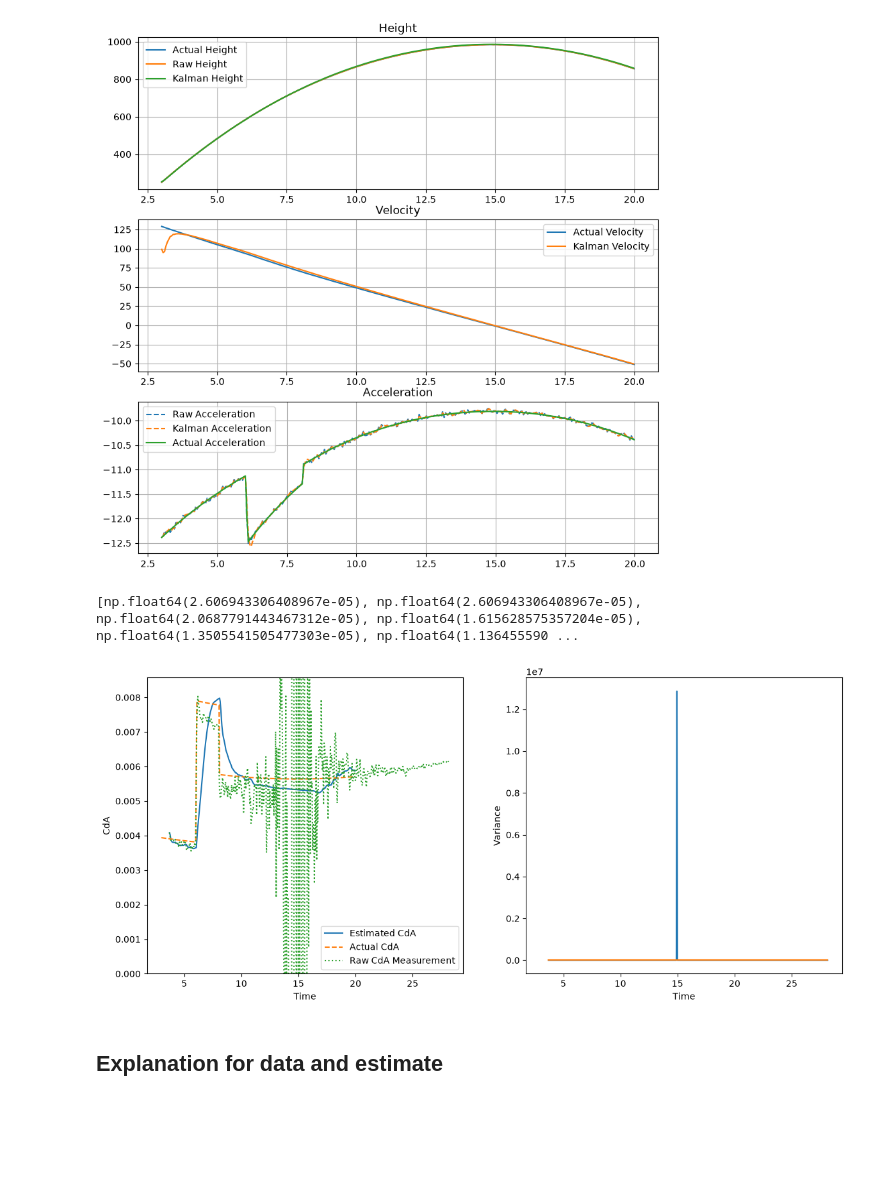
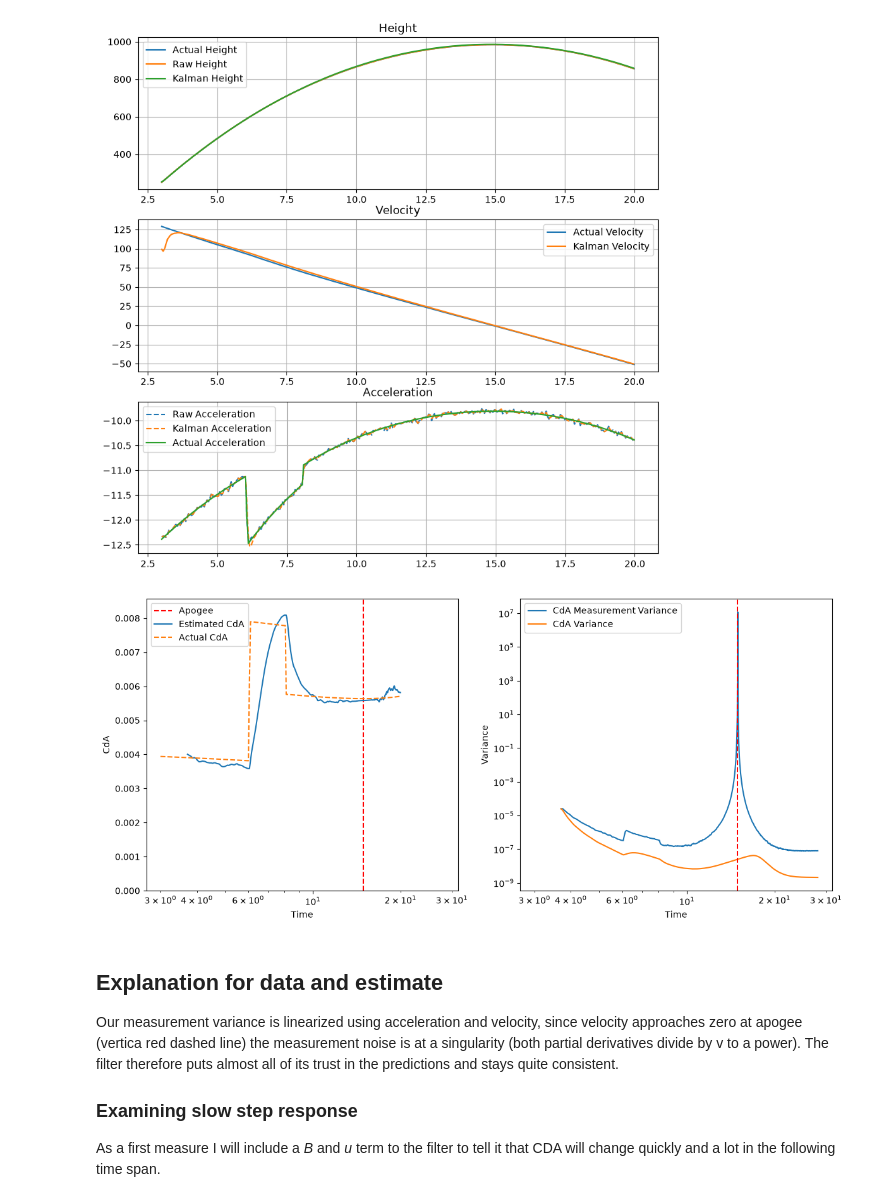
Before and after one commit to the-lightstack/kiraAirbrakeSoftware, a Jupyter notebook: regularSampleFilter.ipynb, the cells around one changed output. Saved outputs shown, nothing was run; the diff lists cells and outputs as text; code cells hidden in the pictures; blank space fills up the shorter version.

```diff
--- a/regularSampleFilter.ipynb
+++ b/regularSampleFilter.ipynb
@@ -481,6 +481,11 @@ def setupCDAFilter(stateKF: KalmanFilter, airBrake: AirBrake) -> KalmanFilter:
     # kf.R = J @ velAccP @ J.T
     kf.R = cdaFilterMeasurementNoise(stateKF)
 
+    ## Setup the control matrix
+
+    kf.B = np.array([[A_total * constants.ROCKET_AIRBRAKE_DEFAULT_CD],
+                     [0.0]])
+
     return kf
 # %%
 from filterpy import kalman
@@ -516,6 +521,8 @@ def airbrakeControlSoftware(t:float, imu1: Sensor, imu2: Sensor, baro: Sensor, a
             cdaFilter_ = setupCDAFilter(stateFilter_, airBrake)
             cdaSaver_ = Saver(cdaFilter_)
 
+        cdaFilter_.u = np.array([airBrake.getExtension()])
+
         cda_guess = CdA(v=stateFilter_.x[1], a=stateFilter_.x[2])
         cdaFilter_.predict()
         cdaFilter_.update(np.array([cda_guess]))
@@ -607,6 +614,10 @@ dataEndTime = 20
 # Analysing the data
 t = np.array([i.timestamp for i in flightData if dataStartTime <= i.timestamp <= dataEndTime])
 h = np.array([i.height for i in flightData if dataStartTime <= i.timestamp <= dataEndTime])
+
+apogee = max(h)
+apogee_time = [i.timestamp for i in flightData if i.height == apogee][0]
+
 
 # filter out the AbsData timestamps, raw height and kalman height for plotting
 absTimestamps = np.array([i.timestamp for i in flightData if i.controlSoftwareData is not None and dataStartTime <= i.timestamp <= dataEndTime])
@@ -669,36 +680,44 @@ CdA_actual = np.array([CdA(v=i.verticalVelocity, a=i.verticalAcceleration) for i
 
 # use the cdasaver to also access the raw z values and plot them
 cda_raw_values = np.array([i for i in cdaSaver_.z if i is not None]) if cdaSaver_ is not None else []
 saverTimeSlots = np.arange(CDA_ESTIMATE_START_T, CDA_ESTIMATE_START_T + len(cda_raw_values)*TIMESTEP, TIMESTEP) if cdaSaver_ is not None else []
 
 # Add a second subplot on the right, that shows the CdA variance using the saver.P
 fig, (ax1, ax2) = plt.subplots(1, 2, figsize=(14, 6),sharex=True)
 
-print(cdaSaver_.R)
 measurement_variances = [i for i in cdaSaver_.R if i is not None] if cdaSaver_ is not None else []
 ax2.plot(saverTimeSlots, measurement_variances, label='CdA Measurement Variance')
 
 process_variances = [i[0,0] for i in cdaSaver_.P if i is not None] if cdaSaver_ is not None else []
 ax2.plot(saverTimeSlots, process_variances, label='CdA Variance')
 ax2.set_xlabel('Time')
 ax2.set_ylabel('Variance')
+# make logarithmic
+ax2.loglog()
 ax2.legend()
+
+# Add a vertical dashed red line at apogee, so time = 15s
+ax1.axvline(x=apogee_time, color='r', linestyle='--', label='Apogee')
+ax2.axvline(x=apogee_time, color='r', linestyle='--', label='Apogee')
 
 
 ax1.plot(absTimestamps, CdA_estimate, label='Estimated CdA')
 ax1.plot(absTimestamps, CdA_actual, linestyle='--', label='Actual CdA')
-ax1.plot(saverTimeSlots, cda_raw_values, linestyle=':', label='Raw CdA Measurement')
+#ax1.plot(saverTimeSlots, cda_raw_values, linestyle=':', label='Raw CdA Measurement')
 ax1.set_xlabel('Time')
 ax1.set_ylabel('CdA')
 
 # get 90th percentile of the CdA_actual and set the y limit to that
 percentile_90 = np.percentile(CdA_actual, 90)
 ax1.set_ylim(0, percentile_90 * 1.1)  # Add a little margin above the 90th percentile
 
 ax1.legend()
 plt.show()
 # %% [output]
-[np.float64(2.606943306408967e-05), np.float64(2.606943306408967e-05), np.float64(2.0687791443467312e-05), np.float64(1.615628575357204e-05), np.float64(1.3505541505477303e-05), np.float64(1.136455590 ...
-[figure, old version]
+[figure, new version]
 # %% [markdown]
 ## Explanation for data and estimate
+Our measurement variance is linearized using acceleration and velocity, since velocity approaches zero at apogee (vertica red dashed line) the measurement noise is at a singularity (both partial derivatives divide by v to a power). The filter therefore puts almost all of its trust in the predictions and stays quite consistent.
+
+### Examining slow step response
+As a first measure I will include a *B* and *u* term to the filter to tell it that CDA will change quickly and a lot in the following time span.
```
